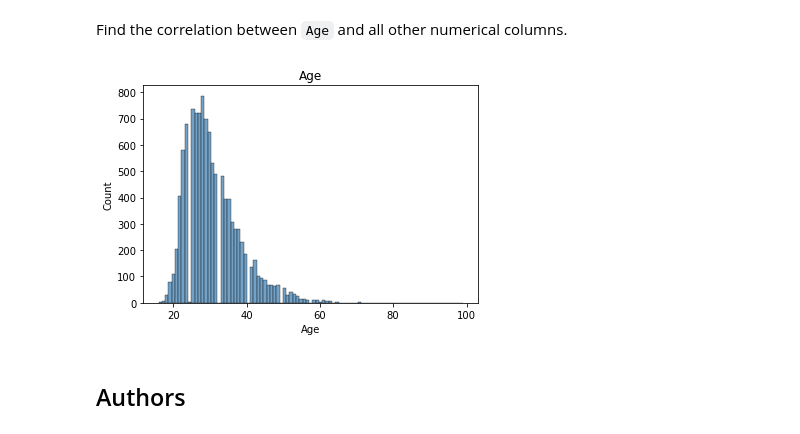
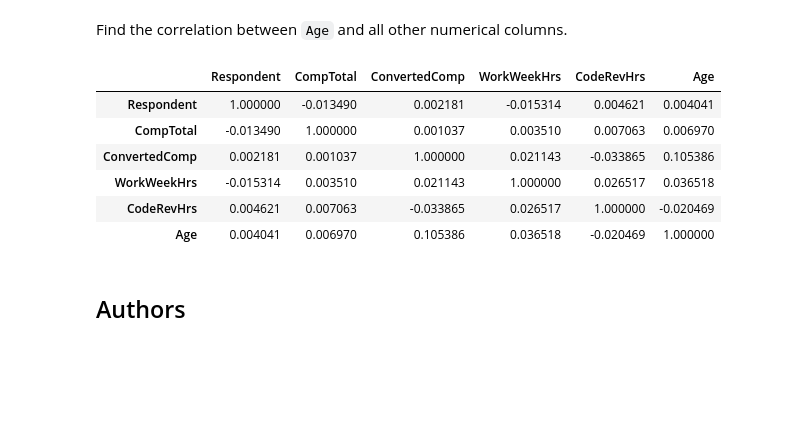
Before and after one commit to shasha920/ExploratoryDataAnalysisLabPython, a Jupyter notebook: ExploratoryDataAnalysisLabPython.ipynb, the cells around one changed output. Cells and saved outputs as stored; diff of their text form; code cells hidden in the pictures; blank space fills up the shorter version.

```diff
--- a/ExploratoryDataAnalysisLabPython.ipynb
+++ b/ExploratoryDataAnalysisLabPython.ipynb
@@ -156,14 +184,15 @@ Create a new dataframe by removing the outliers from the `ConvertedComp` column.
 Find the correlation between `Age` and all other numerical columns.
 # %%
 # your code goes here
-sns.histplot(df['Age'], color='steelblue')
-
-plt.title('Age')
-
-plt.show()
-plt.close()
+df.corr()
 # %% [output]
-[figure, removed]
+|  | Respondent | CompTotal | ConvertedComp | WorkWeekHrs | CodeRevHrs | Age |
+| Respondent | 1.000000 | -0.013490 | 0.002181 | -0.015314 | 0.004621 | 0.004041 |
+| CompTotal | -0.013490 | 1.000000 | 0.001037 | 0.003510 | 0.007063 | 0.006970 |
+| ConvertedComp | 0.002181 | 0.001037 | 1.000000 | 0.021143 | -0.033865 | 0.105386 |
+| WorkWeekHrs | -0.015314 | 0.003510 | 0.021143 | 1.000000 | 0.026517 | 0.036518 |
+| CodeRevHrs | 0.004621 | 0.007063 | -0.033865 | 0.026517 | 1.000000 | -0.020469 |
+| Age | 0.004041 | 0.006970 | 0.105386 | 0.036518 | -0.020469 | 1.000000 |
 # %% [markdown]
 ## Authors
 # %% [markdown]
```
Also changed, not shown: parts of 9 cells of this notebook.
